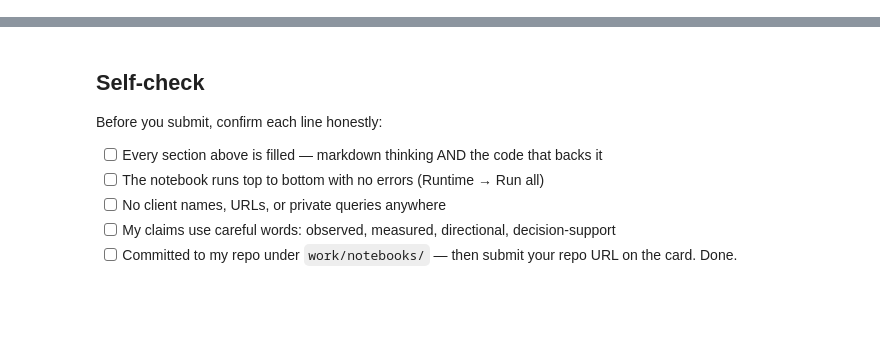
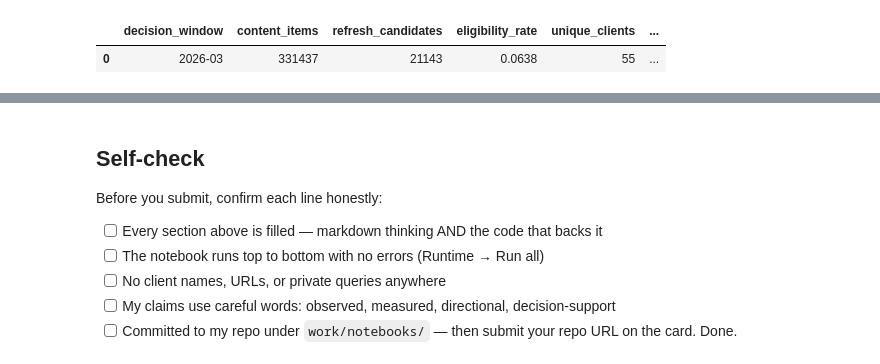
Before and after one commit to faheem-danish/internship-starter-1, a Jupyter notebook: work/notebooks/w07_action_playbook.ipynb, the cells around one changed output, grey strips where cells are left out. Saved outputs shown, nothing was run; the diff lists cells and outputs as text; code cells hidden in the pictures; blank space fills up the shorter version.

```diff
--- a/work/notebooks/w07_action_playbook.ipynb
+++ b/work/notebooks/w07_action_playbook.ipynb
@@ -19,0 +341,19 @@ This skeleton is yours to fill. Work the sections **in order** — each one has
+# %%
+# This cell is for CODE (numbers, a query, a check).
+# Write your text answer in the cell ABOVE this one — typing sentences here breaks Run All.
+monitoring_summary = pd.DataFrame([{
+    "decision_window": "2026-03",
+    "content_items": len(content_df),
+    "refresh_candidates": len(queue),
+    "eligibility_rate": round(
+        content_df["eligible"].mean(), 4
+    ),
+    "unique_clients": content_df["client_hash_id"].nunique(),
+    "median_impressions": content_df["impressions"].median(),
+    "median_avg_position": content_df["avg_position"].median()
+}])
+
+display(monitoring_summary)
+# %% [output]
+|  | decision_window | content_items | refresh_candidates | eligibility_rate | unique_clients | ... |
+| 0 | 2026-03 | 331437 | 21143 | 0.0638 | 55 | ... |
```
Also changed, not shown: parts of 25 cells of this notebook.
